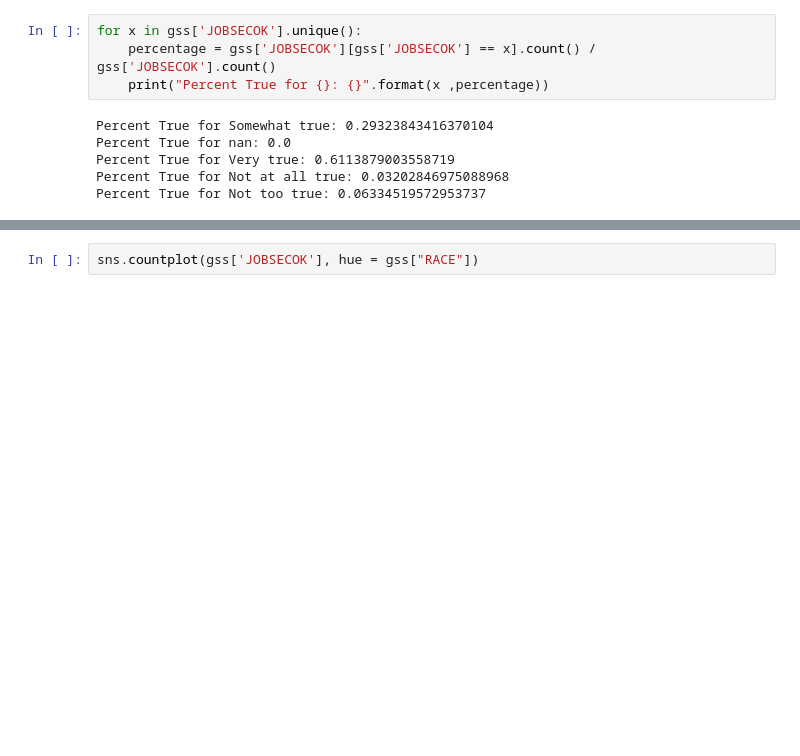
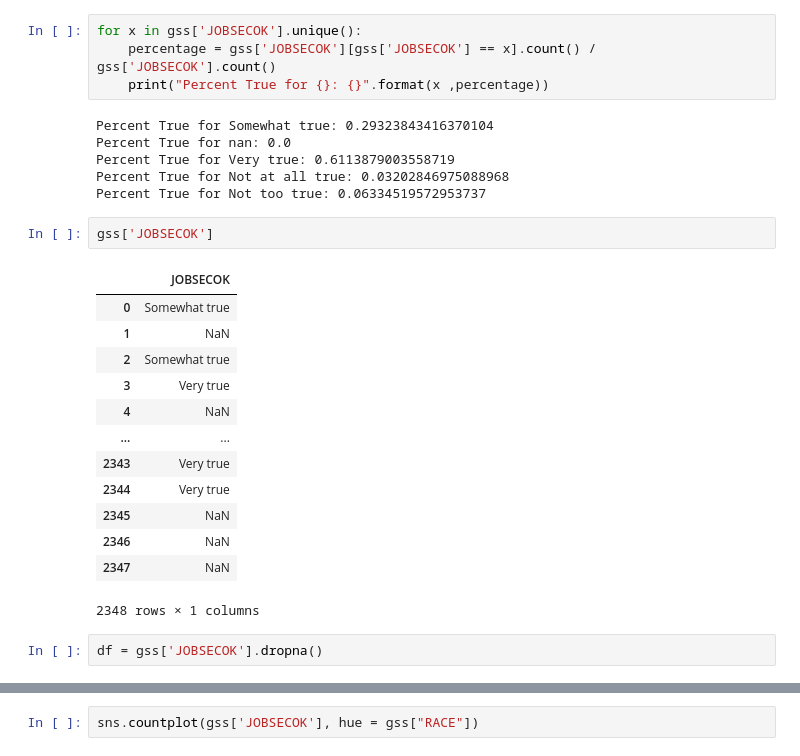
Before and after one commit to RichardHendersonCR8s/GSS2018, a Jupyter notebook: General Survey Work.ipynb, the cells around one changed output, grey strips where cells are left out. Saved outputs shown, nothing was run; the diff lists cells and outputs as text; blank space fills up the shorter version.

```diff
--- a/General Survey Work.ipynb
+++ b/General Survey Work.ipynb
@@ -36,4 +40,22 @@ Percent True for nan: 0.0
 Percent True for Very true: 0.6113879003558719
 Percent True for Not at all true: 0.03202846975088968
 Percent True for Not too true: 0.06334519572953737
+# %%
+gss['JOBSECOK']
+# %% [output]
+|  | JOBSECOK |
+| 0 | Somewhat true |
+| 1 | NaN |
+| 2 | Somewhat true |
+| 3 | Very true |
+| 4 | NaN |
+| ... | ... |
+| 2343 | Very true |
+| 2344 | Very true |
+| 2345 | NaN |
+| 2346 | NaN |
+| 2347 | NaN |
+2348 rows × 1 columns
+# %%
+df = gss['JOBSECOK'].dropna()
 # %%
```
Also changed, not shown: parts of 10 cells of this notebook.
